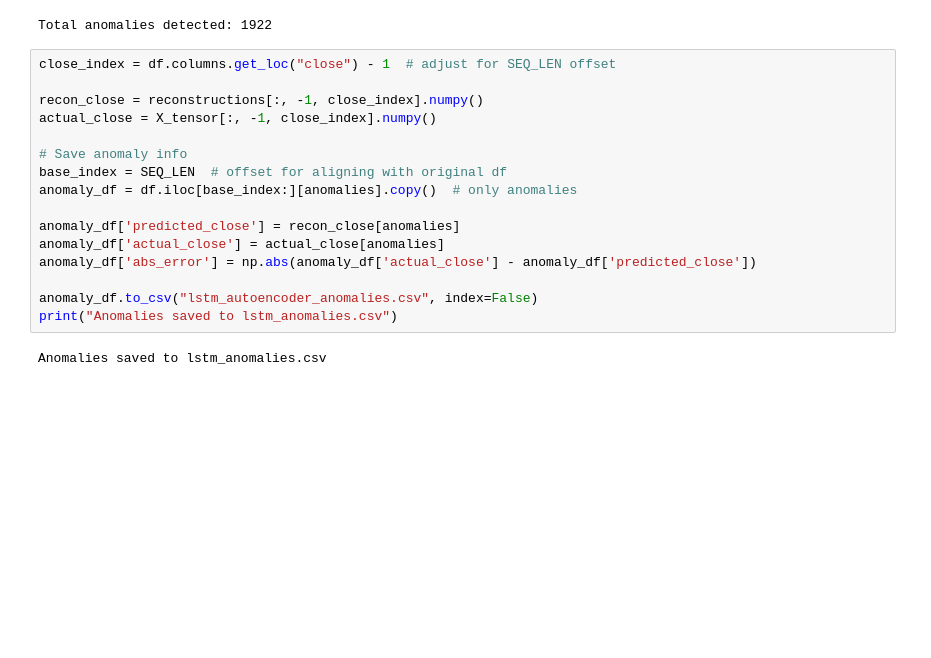
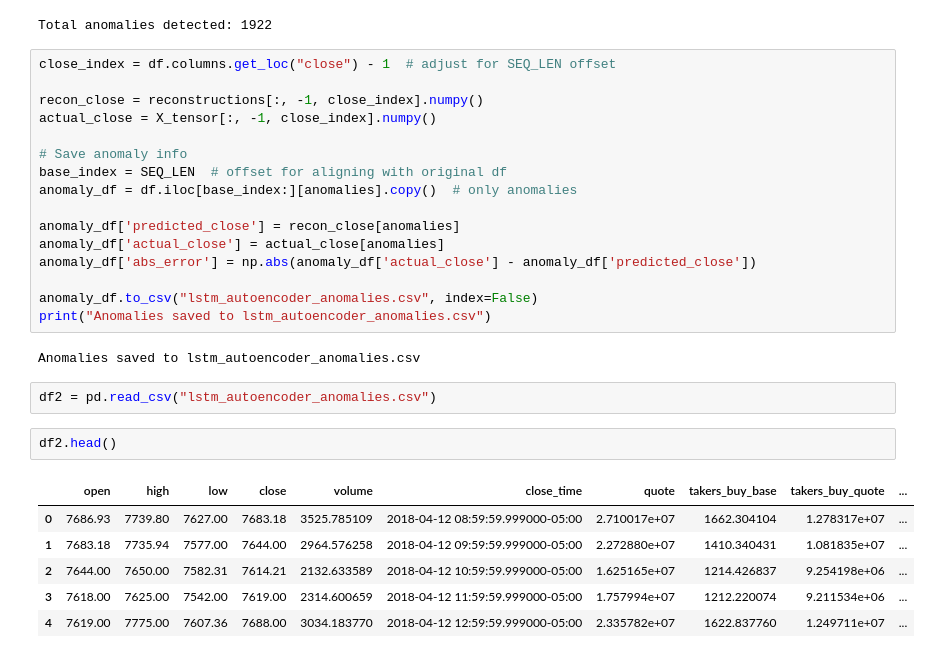
Before and after one commit to josuviteri/anomaly-detection, a Jupyter notebook: lstm_autoencoder.ipynb, the cells around one changed output. Saved outputs shown, nothing was run; the diff lists cells and outputs as text; blank space fills up the shorter version.

```diff
--- a/lstm_autoencoder.ipynb
+++ b/lstm_autoencoder.ipynb
@@ -320,6 +320,17 @@ anomaly_df['actual_close'] = actual_close[anomalies]
 anomaly_df['abs_error'] = np.abs(anomaly_df['actual_close'] - anomaly_df['predicted_close'])
 
 anomaly_df.to_csv("lstm_autoencoder_anomalies.csv", index=False)
-print("Anomalies saved to lstm_anomalies.csv")
+print("Anomalies saved to lstm_autoencoder_anomalies.csv")
 # %% [output]
-Anomalies saved to lstm_anomalies.csv
+Anomalies saved to lstm_autoencoder_anomalies.csv
+# %%
+df2 = pd.read_csv("lstm_autoencoder_anomalies.csv")
+# %%
+df2.head()
+# %% [output]
+|  | open | high | low | close | volume | close_time | quote | takers_buy_base | takers_buy_quote | ... |
+| 0 | 7686.93 | 7739.80 | 7627.00 | 7683.18 | 3525.785109 | 2018-04-12 08:59:59.999000-05:00 | 2.710017e+07 | 1662.304104 | 1.278317e+07 | ... |
+| 1 | 7683.18 | 7735.94 | 7577.00 | 7644.00 | 2964.576258 | 2018-04-12 09:59:59.999000-05:00 | 2.272880e+07 | 1410.340431 | 1.081835e+07 | ... |
+| 2 | 7644.00 | 7650.00 | 7582.31 | 7614.21 | 2132.633589 | 2018-04-12 10:59:59.999000-05:00 | 1.625165e+07 | 1214.426837 | 9.254198e+06 | ... |
+| 3 | 7618.00 | 7625.00 | 7542.00 | 7619.00 | 2314.600659 | 2018-04-12 11:59:59.999000-05:00 | 1.757994e+07 | 1212.220074 | 9.211534e+06 | ... |
+| 4 | 7619.00 | 7775.00 | 7607.36 | 7688.00 | 3034.183770 | 2018-04-12 12:59:59.999000-05:00 | 2.335782e+07 | 1622.837760 | 1.249711e+07 | ... |
```
Also changed, not shown: 3 other files.
